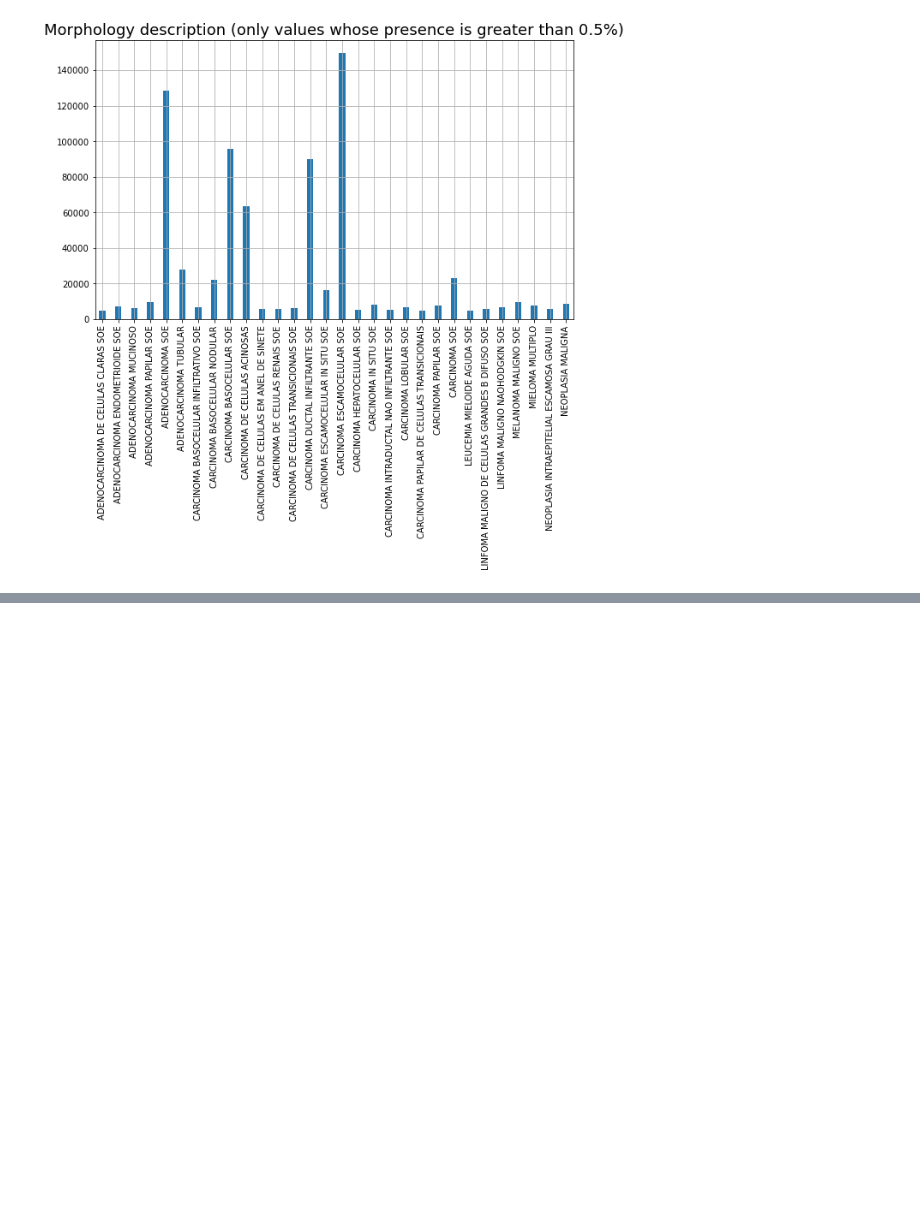
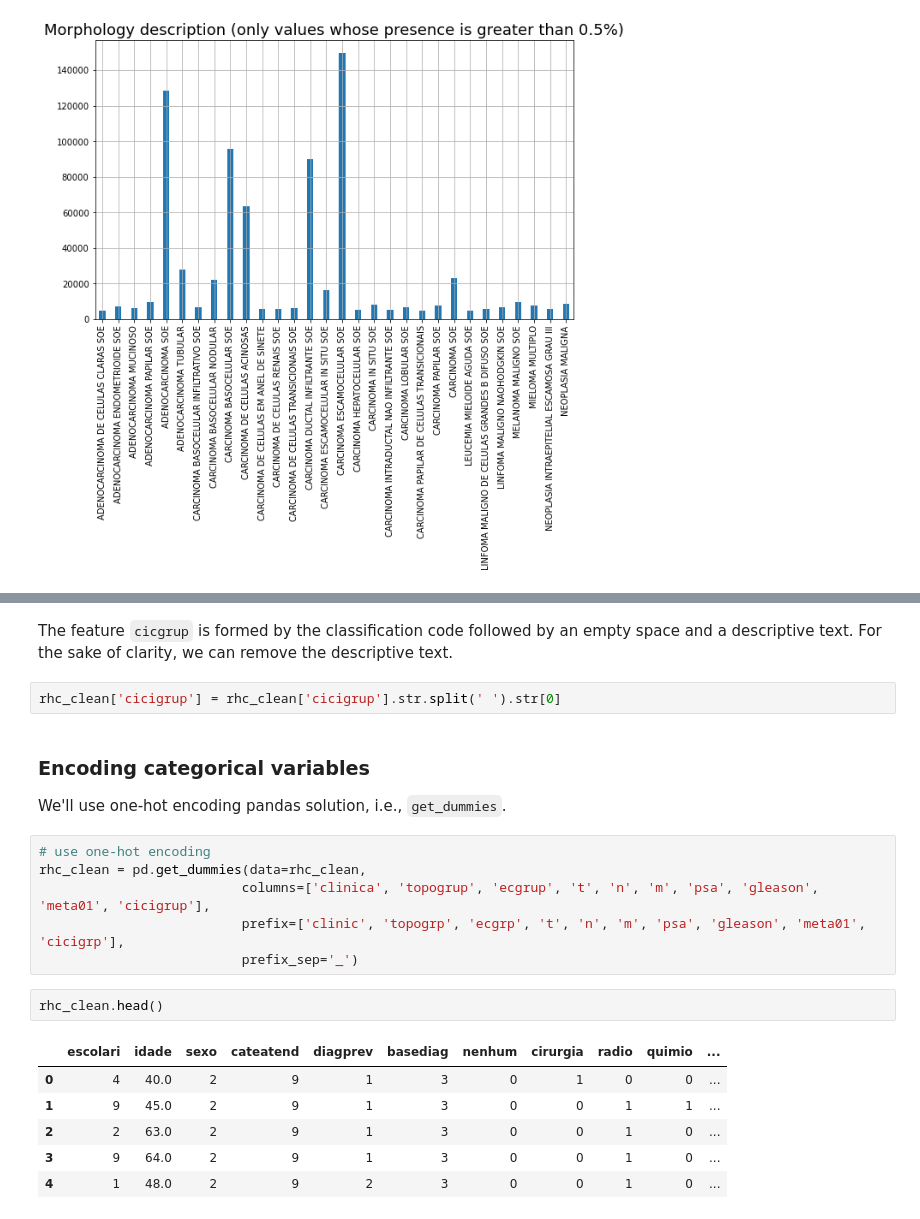
Before and after one commit to skepticalchemist/SP_Hospital_Registry_Cancer_Database, a Jupyter notebook: SP_Hospital_Registry_Cancer_Database.ipynb, the cells around one changed output, grey strips where cells are left out. Cells and saved outputs as stored; diff of their text form; blank space fills up the shorter version.

```diff
--- a/SP_Hospital_Registry_Cancer_Database.ipynb
+++ b/SP_Hospital_Registry_Cancer_Database.ipynb
@@ -2867,0 +3099,23 @@ plt.show()
+# %% [markdown]
+The feature `cicgrup` is formed by the classification code followed by an empty space and a descriptive text. For the sake of clarity, we can remove the descriptive text.
+# %%
+rhc_clean['cicigrup'] = rhc_clean['cicigrup'].str.split(' ').str[0]
+# %% [markdown]
+### Encoding categorical variables
+
+We'll use one-hot encoding pandas solution, i.e., `get_dummies`.
+# %%
+# use one-hot encoding
+rhc_clean = pd.get_dummies(data=rhc_clean,
+                          columns=['clinica', 'topogrup', 'ecgrup', 't', 'n', 'm', 'psa', 'gleason', 'meta01', 'cicigrup'],
+                          prefix=['clinic', 'topogrp', 'ecgrp', 't', 'n', 'm', 'psa', 'gleason', 'meta01', 'cicigrp'],
+                          prefix_sep='_')
+# %%
+rhc_clean.head()
+# %% [output]
+|  | escolari | idade | sexo | cateatend | diagprev | basediag | nenhum | cirurgia | radio | quimio | ... |
+| 0 | 4 | 40.0 | 2 | 9 | 1 | 3 | 0 | 1 | 0 | 0 | ... |
+| 1 | 9 | 45.0 | 2 | 9 | 1 | 3 | 0 | 0 | 1 | 1 | ... |
+| 2 | 2 | 63.0 | 2 | 9 | 1 | 3 | 0 | 0 | 1 | 0 | ... |
+| 3 | 9 | 64.0 | 2 | 9 | 1 | 3 | 0 | 0 | 1 | 0 | ... |
+| 4 | 1 | 48.0 | 2 | 9 | 2 | 3 | 0 | 0 | 1 | 0 | ... |
```
Also changed, not shown: parts of 61 cells of this notebook.
